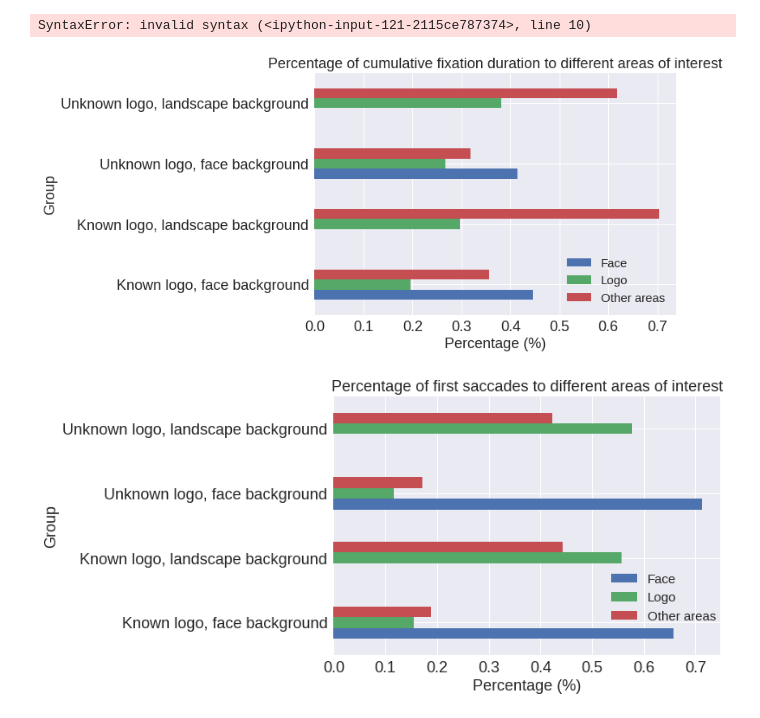
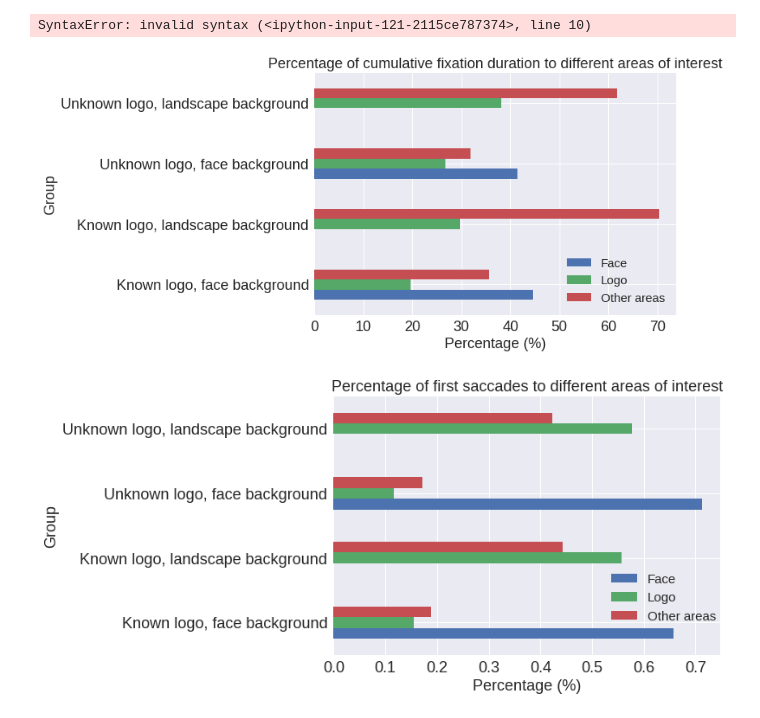
Before and after one commit to alastaa/LSTProject, a Jupyter notebook: Fiksaatioanalyysihommii.ipynb, the cells around one changed output. Drawn from its saved outputs; the diff is of its cells as text; code cells hidden in the pictures.

```diff
--- a/Fiksaatioanalyysihommii.ipynb
+++ b/Fiksaatioanalyysihommii.ipynb
@@ -231,7 +231,7 @@ pivoted = data.pivot(index='Group', columns='AOIgroup')
 pivoted.columns = ['Face', 'Logo', 'Other areas']
 pivoted
 pivoted.fillna(value=0, inplace=True)
-pivoted = pivoted.div(pivoted.sum(axis=1), axis=0)
+pivoted = pivoted.div(pivoted.sum(axis=1)/100, axis=0)
 ax = pivoted.plot.barh(x=pivoted.index, y=['Face', 'Logo', 'Other areas'], title='Percentage of all saccades to different areas of interest')
 ax.set_xlabel('Percentage (%)')
 for item in ([ax.title, ax.xaxis.label, ax.yaxis.label] +
@@ -350,7 +350,7 @@ pivoted = data.pivot(index='Group', columns='AOIgroup')
 pivoted.columns = ['Face', 'Logo', 'Other areas']
 pivoted
 pivoted.fillna(value=0, inplace=True)
-pivoted = pivoted.div(pivoted.sum(axis=1), axis=0)
+pivoted = pivoted.div(pivoted.sum(axis=1)/100, axis=0)
 ax = pivoted.plot.barh(x=pivoted.index, y=['Face', 'Logo', 'Other areas'], title='Percentage of all saccades to different areas of interest')
 ax.set_xlabel('Percentage (%)')
 for item in ([ax.title, ax.xaxis.label, ax.yaxis.label] +
@@ -364,30 +364,30 @@ SyntaxError: invalid syntax (<ipython-input-121-2115ce787374>, line 10)
 # %%
 placeholders = ', '.join('?' for item in BAD_TRIALS)
 df6 = pd.read_sql_query("""
 select SUM(Length) AS Duration, AOIgroup, LogoCategory, BackgroundCategory
 from fixations
 WHERE TrialName NOT IN ({}) AND NOT SubjectName='S0702'
 GROUP BY AOIgroup, LogoCategory, BackgroundCategory""".format(placeholders), conn, params=BAD_TRIALS)
 df6['Group'] = (df6['LogoCategory'] + df6['BackgroundCategory']).apply(lambda text: d[text])
 
 #fixation_length = df6.plot(x='Group', y='Duration', kind='barh', title='Length of logo fixations by background category and logo type')
 #fixation_length.get_figure().savefig('fixation_length.png', bbox_inches='tight')
 data = df6
 data = data.drop(['LogoCategory', 'BackgroundCategory'], axis=1)
 data['Group'] = data['Group'].astype(str)
 pivoted = data.pivot(index='Group', columns='AOIgroup')
 
 pivoted.columns = ['Face', 'Logo', 'Other areas']
 pivoted.fillna(value=0, inplace=True)
-pivoted = pivoted.div(pivoted.sum(axis=1), axis=0)
+pivoted = pivoted.div(pivoted.sum(axis=1)/100, axis=0)
 ax = pivoted.plot.barh(x=pivoted.index, y=['Face', 'Logo', 'Other areas'], title='Percentage of cumulative fixation duration to different areas of interest')
 ax.set_xlabel('Percentage (%)')
 for item in ([ax.title, ax.xaxis.label, ax.yaxis.label] +
              ax.get_xticklabels() + ax.get_yticklabels()):
     item.set_fontsize(18)
 ax.get_figure().savefig('fixation_length.png', bbox_inches='tight')
 # %% [output]
-[figure, old version]
+[figure, new version]
 # %%
 d = {
     'KF': 'Known logo, face background',
```
Also changed, not shown: parts of 1 cell of this notebook.
